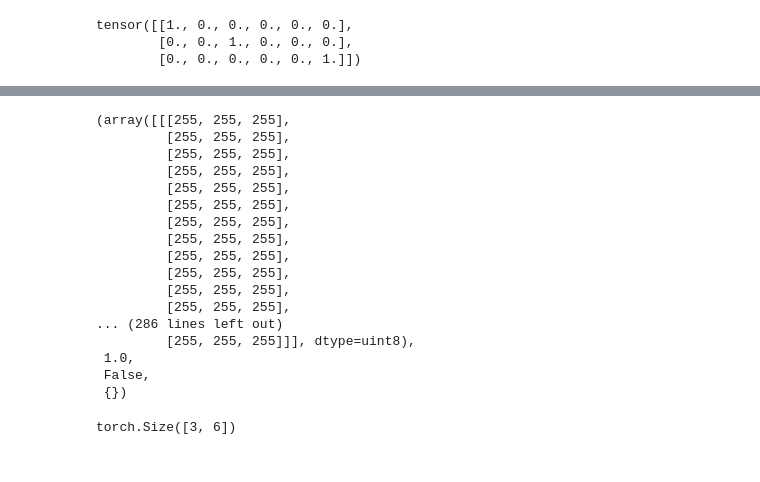
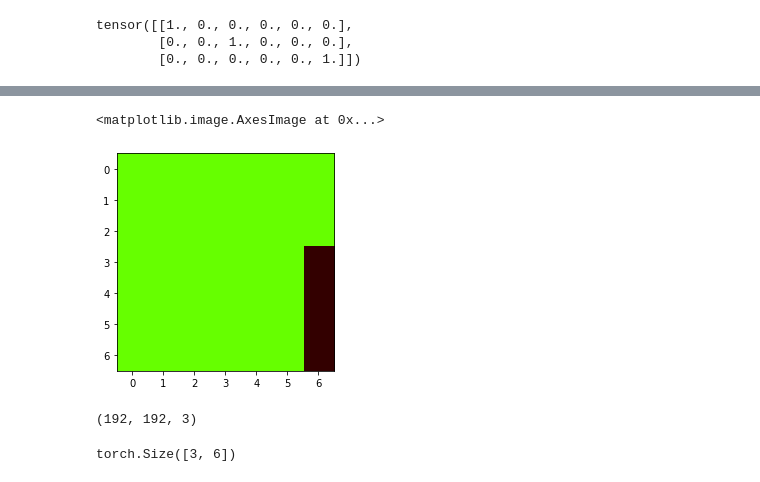
Before and after one commit to mandrecki/rl_trickery, a Jupyter notebook: notebooks/env_test.ipynb, the cells around one changed output, grey strips where cells are left out. Saved outputs shown, nothing was run; the diff lists cells and outputs as text; code cells hidden in the pictures.

```diff
--- a/notebooks/env_test.ipynb
+++ b/notebooks/env_test.ipynb
@@ -119,4 +120,6 @@ tensor([[1., 0., 0., 0., 0., 0.],
         [0., 0., 1., 0., 0., 0.],
         [0., 0., 0., 0., 0., 1.]])
 # %%
-env = gym.make("RegularMiniPacmanNoFrameskip-v0")
+env = gym.make("MiniGrid-Dynamic-Obstacles-16x16-v0")
+# %%
+img = env.reset()["image"]
@@ -123,23 +146,15 @@ env = gym.make("RegularMiniPacmanNoFrameskip-v0")
+# %%
+plt.imshow(img/img.max())
+# %% [output]
+<matplotlib.image.AxesImage at 0x...>
+[figure, added]
 # %%
-env.step(env.action_space.sample())
+img, _, _, _ = env.step(env.action_space.sample())
+img = img["image"]
-# %% [output]
-(array([[[255, 255, 255],
-         [255, 255, 255],
-         [255, 255, 255],
-         [255, 255, 255],
-         [255, 255, 255],
-         [255, 255, 255],
-         [255, 255, 255],
-         [255, 255, 255],
-         [255, 255, 255],
-         [255, 255, 255],
-         [255, 255, 255],
-         [255, 255, 255],
-... (286 lines left out)
-         [255, 255, 255]]], dtype=uint8),
- 1.0,
- False,
- {})
+# %%
+env.render("rgb_array").shape
+# %% [output]
+(192, 192, 3)
 # %%
 b.shape
 # %% [output]
```
Also changed, not shown: parts of 2 cells of this notebook, 4 other files.
